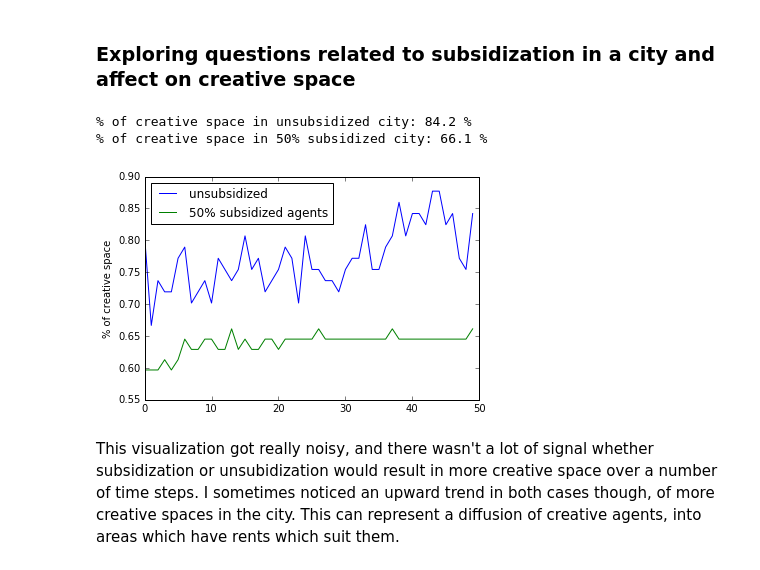
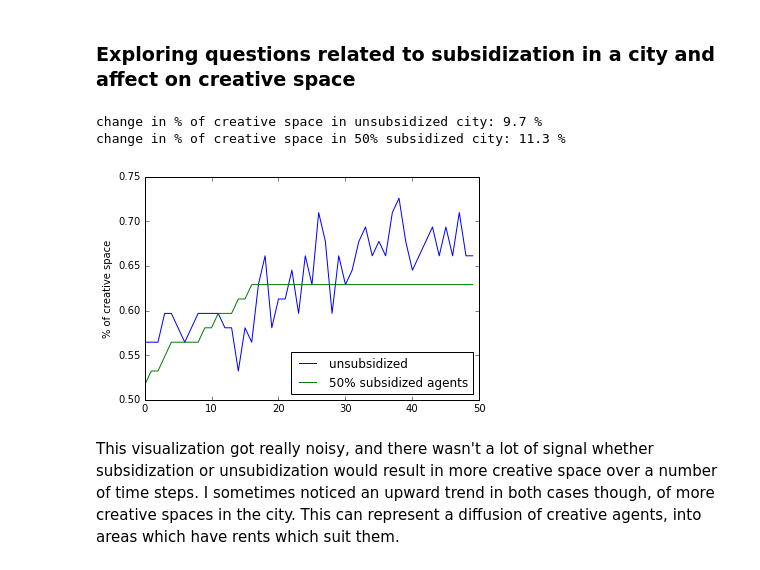
Before and after one commit to Margaretmcrawf/Gentrification, a Jupyter notebook: code/RyanExplore.ipynb, the cells around one changed output. Drawn from its saved outputs; the diff is of its cells as text; code cells hidden in the pictures.

```diff
--- a/code/RyanExplore.ipynb
+++ b/code/RyanExplore.ipynb
@@ -12,25 +11,29 @@ rc('animation', html='html5')
 # %% [markdown]
 ### Exploring questions related to subsidization in a city and affect on creative space
 # %%
+np.random.seed(1000)
 city = TransformingCity(10)
+np.random.seed(1000)
 sub_city = TransformingCity(10, p_subsidized=0.5)
 
 for i in range(50):
     city.step()
     sub_city.step()
 
-print("% of creative space in unsubsidized city: {0:.1f} %".format(city.p_creative_space_history[-1]*100))
-print("% of creative space in 50% subsidized city: {0:.1f} %".format(sub_city.p_creative_space_history[-1]*100))
+print("change in % of creative space in unsubsidized city: {0:.1f} %".format(
+        (city.p_creative_space_history[-1] - city.p_creative_space_history[0])*100))
+print("change in % of creative space in 50% subsidized city: {0:.1f} %".format(
+        (sub_city.p_creative_space_history[-1] - sub_city.p_creative_space_history[0])*100))
 plt.hold('on')
 plt.plot(city.p_creative_space_history, label='unsubsidized')
 plt.plot(sub_city.p_creative_space_history, label='50% subsidized agents')
 plt.ylabel('% of creative space')
 plt.legend(loc='best')
 plt.show()
 # %% [output]
-% of creative space in unsubsidized city: 84.2 %
-% of creative space in 50% subsidized city: 66.1 %
+change in % of creative space in unsubsidized city: 9.7 %
+change in % of creative space in 50% subsidized city: 11.3 %
-[figure, old version]
+[figure, new version]
 # %% [markdown]
 This visualization got really noisy, and there wasn't a lot of signal whether subsidization or unsubidization would result in more creative space over a number of time steps.
 I sometimes noticed an upward trend in both cases though, of more creative spaces in the city.  This can represent a diffusion of creative agents, into areas which have rents which suit them.
```
Also changed, not shown: parts of 2 cells of this notebook, 1 other file.
